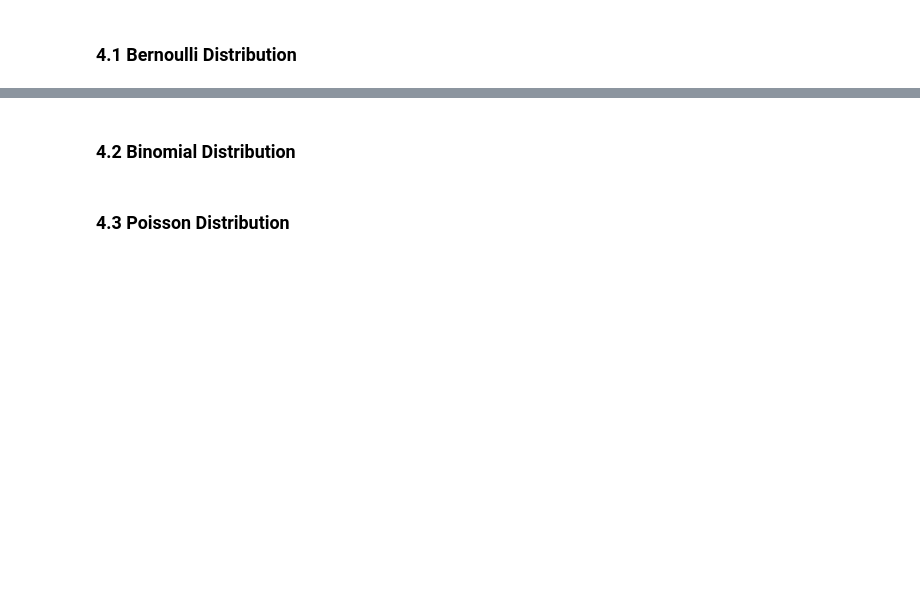
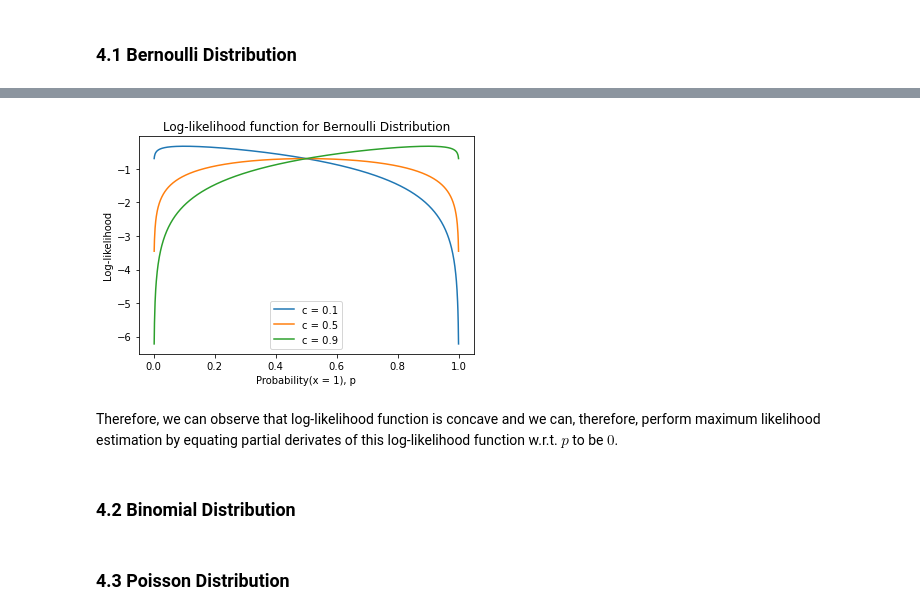
Before and after one commit to PetalsOnWind/Statistics-and-Econometrics-for-Data-Science, a Jupyter notebook: notebooks/maximum-likelihood-estimation.ipynb, the cells around one changed output, grey strips where cells are left out. Cells and saved outputs as stored; diff of their text form; code cells hidden in the pictures; blank space fills up the shorter version.

Commit message:
Demonstrate concavity of log-likelihood function for Bernoulli Distribution
Refactor codes, break markdown into chunks, explain Bernoulli Distribution, add references

```diff
--- a/notebooks/maximum-likelihood-estimation.ipynb
+++ b/notebooks/maximum-likelihood-estimation.ipynb
@@ -198,3 +263,26 @@ plt.ylim(0, 2); # define range on y axis
+# %%
+# make arrays for p and c
+p = np.linspace(0.001, 0.999, 1000)
+c_s = np.linspace(0.1, 0.9, 3)
+
+# define the figure
+fig = plt.figure()
+ax = plt.axes()
+
+# plot the log-likelihood function for each value of c
+for c in c_s:
+    log_likelihood = c * np.log(p) + (1 - c) * np.log(1 - p) # compute log-likelihood function values
+    ax.plot(p, log_likelihood, label=f'c = {c}') # plot log-likelihood function
+
+plt.legend() # put legend on plot
+plt.xlabel('Probability(x = 1), p') # put x label
+plt.ylabel('Log-likelihood') # put y label
+plt.title('Log-likelihood function for Bernoulli Distribution') # give title to plot
+plt.show() # show the plot
+# %% [output]
+[figure, added]
+# %% [markdown]
+Therefore, we can observe that log-likelihood function is concave and we can, therefore, perform maximum likelihood estimation by equating partial derivates of this log-likelihood function w.r.t. $p$ to be $0$.
 # %% [markdown]
 ### <a id="binomial">4.2 Binomial Distribution</a>
 # %% [markdown]
```
Also changed, not shown: parts of 16 cells of this notebook.
